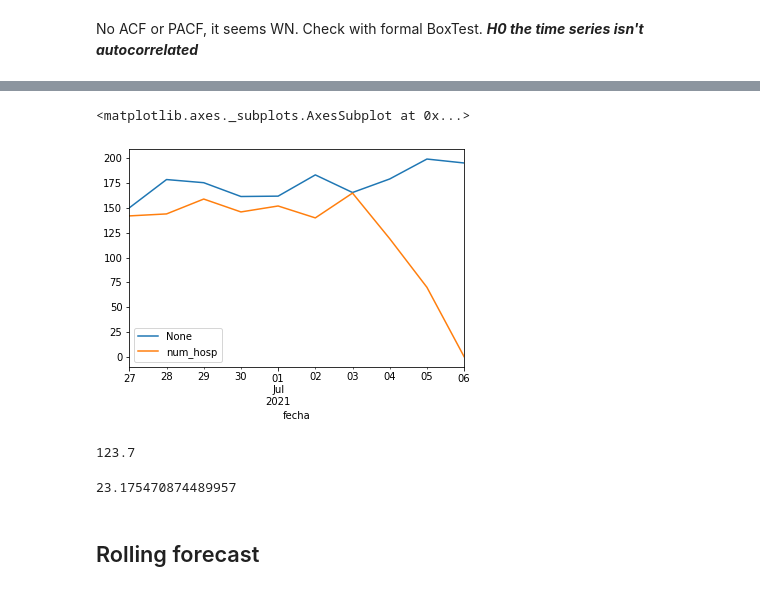
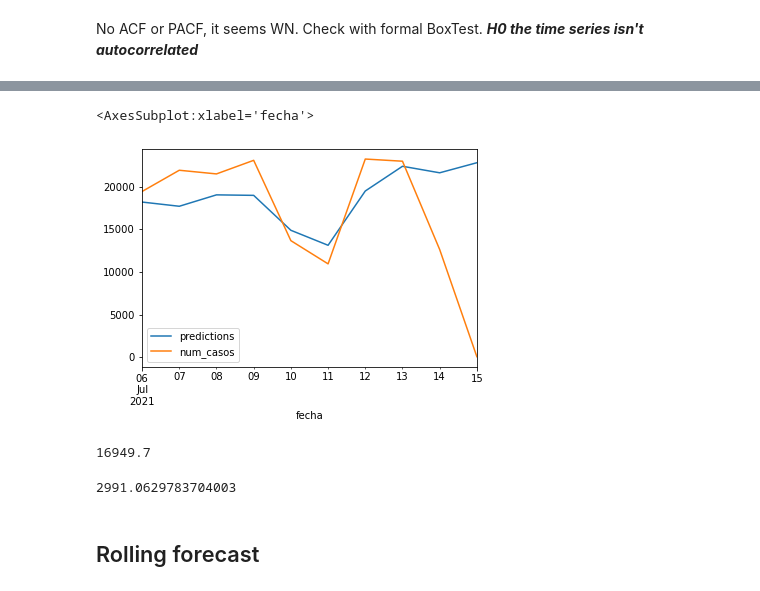
Before and after one commit to juanbretti/gmbd_datathon, a Jupyter notebook: other/time_series_analysis.ipynb, the cells around one changed output, grey strips where cells are left out. Drawn from its saved outputs; the diff is of its cells as text; code cells hidden in the pictures.

```diff
--- a/other/time_series_analysis.ipynb
+++ b/other/time_series_analysis.ipynb
@@ -81,6 +101,7 @@ Critical Value (5%)             -2.866978
 Critical Value (10%)            -2.569666
 dtype: float64
 # %%
-data['first_diff'] = data.num_hosp - data.num_hosp.shift(1)
+data = num_casos
+data['first_diff'] = data.num_casos - data.num_casos.shift(1)
 test_stationarity(data.first_diff.dropna(inplace=False))
 # %% [output]
@@ -96,4 +117,4 @@ Critical Value (10%)            -2.569666
 dtype: float64
 # %%
-#num_casos['seasonal_diff'] = num_casos.num_casos - num_casos.num_casos.shift(7)
-#test_stationarity(num_casos.seasonal_diff.dropna(inplace=False))
+data['seasonal_diff'] = data.num_casos - data.num_casos.shift(7)
+test_stationarity(data.seasonal_diff.dropna(inplace=False))
@@ -100,3 +132,3 @@ dtype: float64
 # %%
-#num_casos['seasonal_first_diff'] = num_casos.first_diff - num_casos.first_diff.shift(7)
-#test_stationarity(num_casos.seasonal_first_diff.dropna(inplace=False))
+data['seasonal_first_diff'] = data.first_diff - data.first_diff.shift(7)
+test_stationarity(data.seasonal_first_diff.dropna(inplace=False))
@@ -192,6 +253,6 @@ print(train.shape, test.shape)
 # %%
 # fit model
-model = ARIMA(train['num_hosp'], order=(10,1,0), freq='D')
+model = ARIMA(train['num_casos'], order=(10,1,0), freq='D')
 model_fit = model.fit(update_freq=5, disp=0)
 print(model_fit.summary())
 # %% [output]
@@ -233,19 +312,19 @@ print(pred)
 Freq: D, dtype: float64
 # %%
-pred.plot(legend=True)
-test['num_hosp'].plot(legend=True)
+pred.plot(legend=True, label='predictions')
+test['num_casos'].plot(legend=True)
 # %% [output]
-<matplotlib.axes._subplots.AxesSubplot at 0x...>
+<AxesSubplot:xlabel='fecha'>
-[figure, old version]
+[figure, new version]
 # %%
-test['num_hosp'].mean()
+test['num_casos'].mean()
 # %% [output]
-123.7
+16949.7
 # %%
-rmse = sqrt(mean_squared_error(pred[:7], test['num_hosp'][:7]))
+rmse = sqrt(mean_squared_error(pred[:7], test['num_casos'][:7]))
 print(rmse)
 # %% [output]
-23.175470874489957
+2991.0629783704003
 # %% [markdown]
 ## Rolling forecast
 # %%
```
Also changed, not shown: parts of 32 cells of this notebook.
